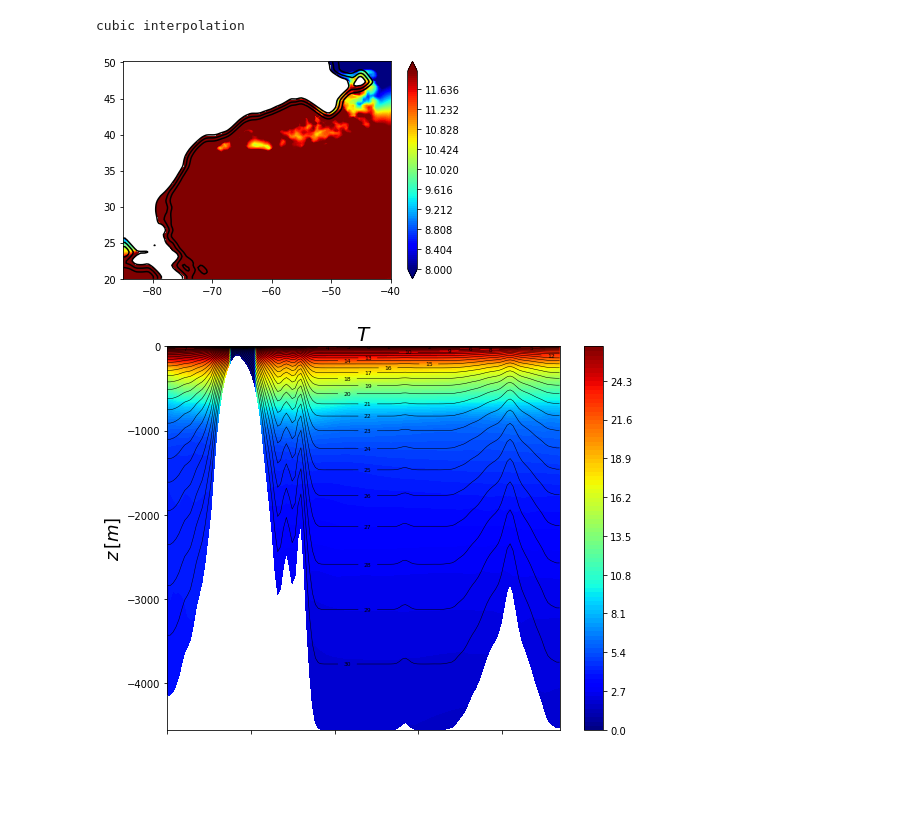
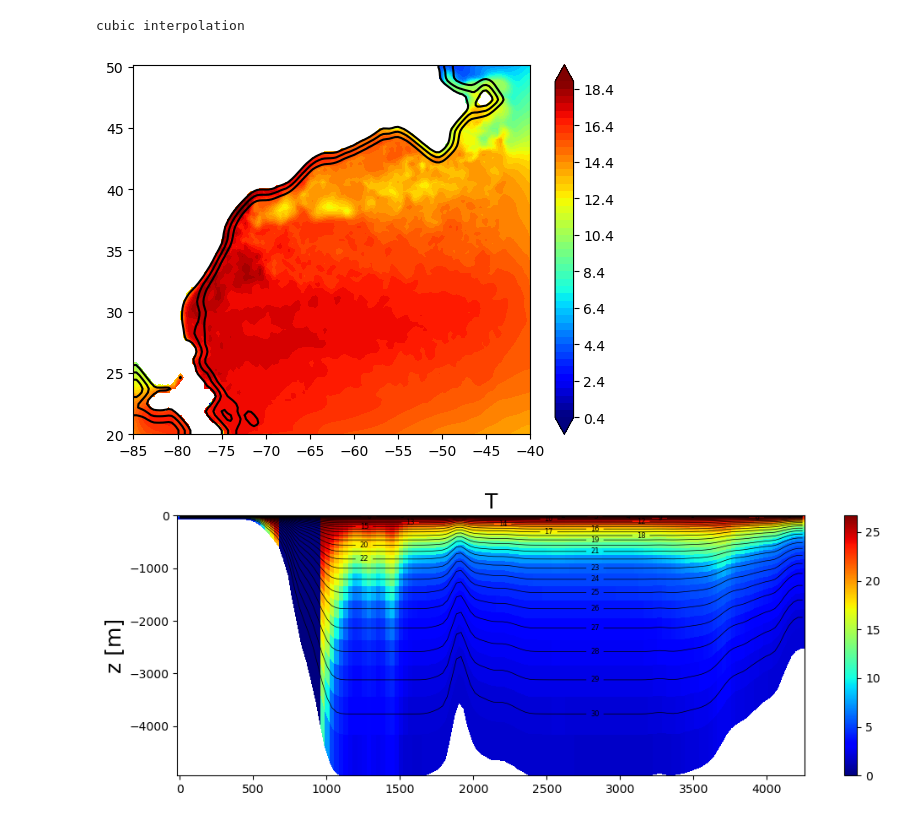
Before and after one commit to Mesharou/mesharou.github.io, a Jupyter notebook: ModNum/example_croco.ipynb, the cells around one changed output. Saved outputs shown, nothing was run; the diff lists cells and outputs as text; code cells hidden in the pictures; blank space fills up the shorter version.

```diff
--- a/ModNum/example_croco.ipynb
+++ b/ModNum/example_croco.ipynb
@@ -117,7 +128,7 @@ cubic interpolation
 #################################################
 
 # Create a contour plot with 100 levels
-plt.contourf(lon,lat,t400,np.linspace(8,12,100),cmap=plt.cm.jet,extend='both');
+plt.contourf(lon,lat,t400,50,cmap=plt.cm.jet,extend='both');
 plt.colorbar()
 
 # plot topography contours
@@ -129,41 +140,46 @@ plt.contour(lon,lat,topo,[500,1000,2000,5000],colors='k');
 # Show figure
 plt.show()
 # %% [output]
-[figure, old version]
+[figure, new version]
 # %%
 ###################################################################################
 #Compute vertical coordinates
 ###################################################################################
 
 
-[z,y,x] =np.mgrid[0:z_r.shape[0],0:z_r.shape[1],0:z_r.shape[2]]
-x = (x/pm) * 1e-3
+# Generate z, y, x grids using mgrid
+z, y, x = np.mgrid[:z_r.shape[0], :z_r.shape[1], :z_r.shape[2]]
 
+# Scale to kilometers
+x = (x / pm).astype(float) * 1e-3
+
+# Pick a y-index for plotting
+j = 40
 
 #################################################
 # Plot  data
 #################################################
 
-fig = plt.figure(figsize=(8.0,6.0))
-fig.set_tight_layout(2.)
+fig = plt.figure(figsize=(12.0,4.0))
 
 ###################
 
 ax1 = plt.subplot(1,1,1);
-plt.contourf(x[:,1,:],z_r[:,1,:],temp3d[:,1,:],100,cmap=plt.cm.jet);plt.colorbar()
-#plt.contour(x[:,1,:],z_r[:,1,:],rho[:,1,:],25,  linewidths = (1.,));
-CS1 = plt.contour(x[:,1,:],z_r[:,1,:],np.max(z) - z[:,1,:],range(100),colors = ('k',), linewidths = (0.5,));
+plt.pcolormesh(x[:,j,:],z_r[:,j,:],temp3d[:,1,:],cmap=plt.cm.jet);plt.colorbar()
+
+CS1 = plt.contour(x[:,j,:],z_r[:,j,:],np.max(z) - z[:,j,:],range(100),colors = ('k',), linewidths = (0.5,));
 plt.clabel(CS1, fmt = '%2.0f', colors = 'k', fontsize=6)  ;
-ax1.xaxis.set_major_formatter( NullFormatter() )
-plt.ylabel(r'$z\,[m]$',fontsize=18)
-plt.title(r'$T$', fontsize=20)
+
+plt.ylabel(r'x [km]',fontsize=18); plt.ylabel(r'z [m]',fontsize=18)
+
+plt.title(r'T', fontsize=18)
 
 # Save it as a .png file
 #plt.savefig( 'image.png',  magnification='auto',bbox_inches='tight', dpi=300);
-#
+
 # Show figure
 plt.show()
 
 #################################################
 # %% [output]
-[figure, old version]
+[figure, new version]
```
Also changed, not shown: parts of 4 cells of this notebook, 7 other files.
